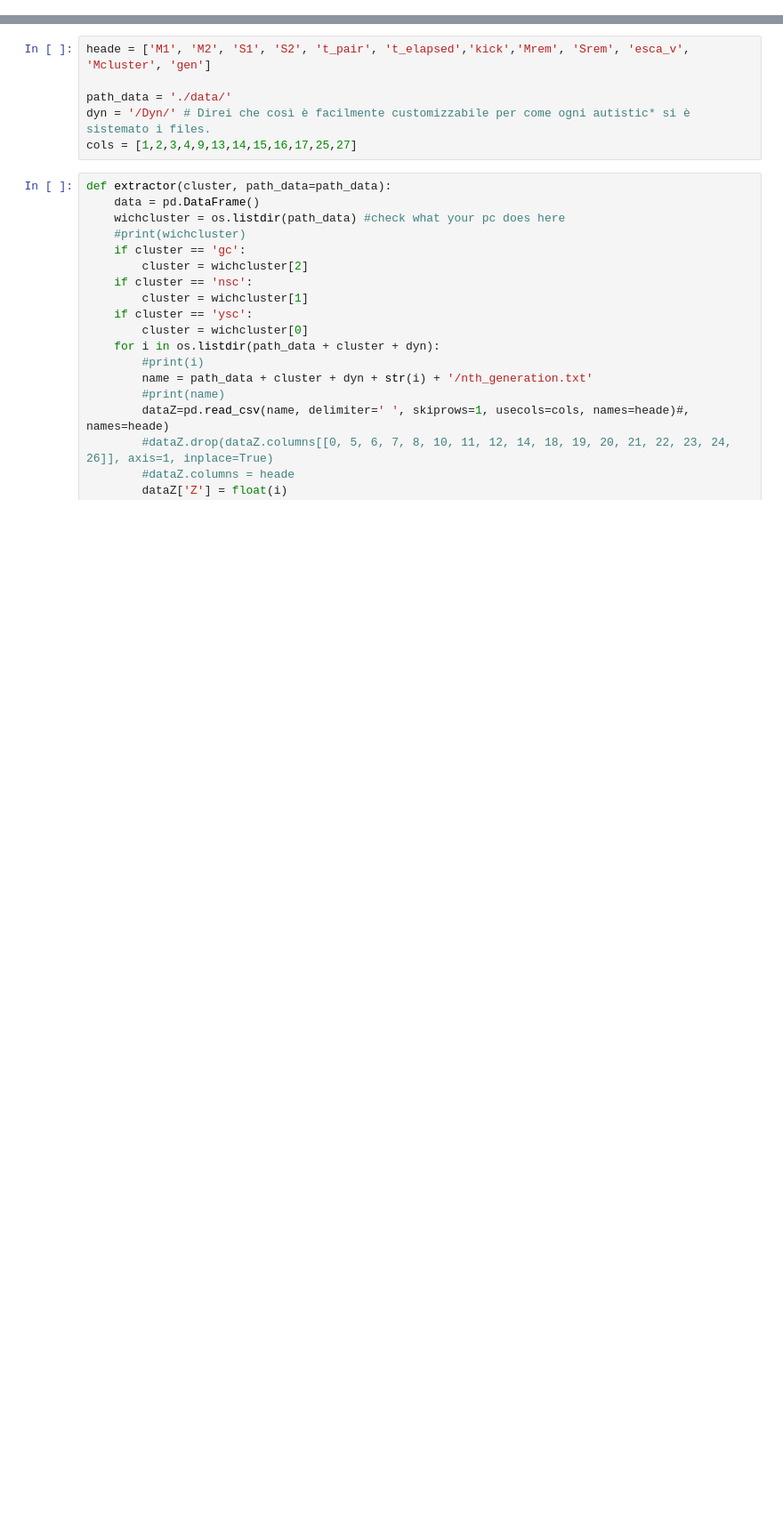
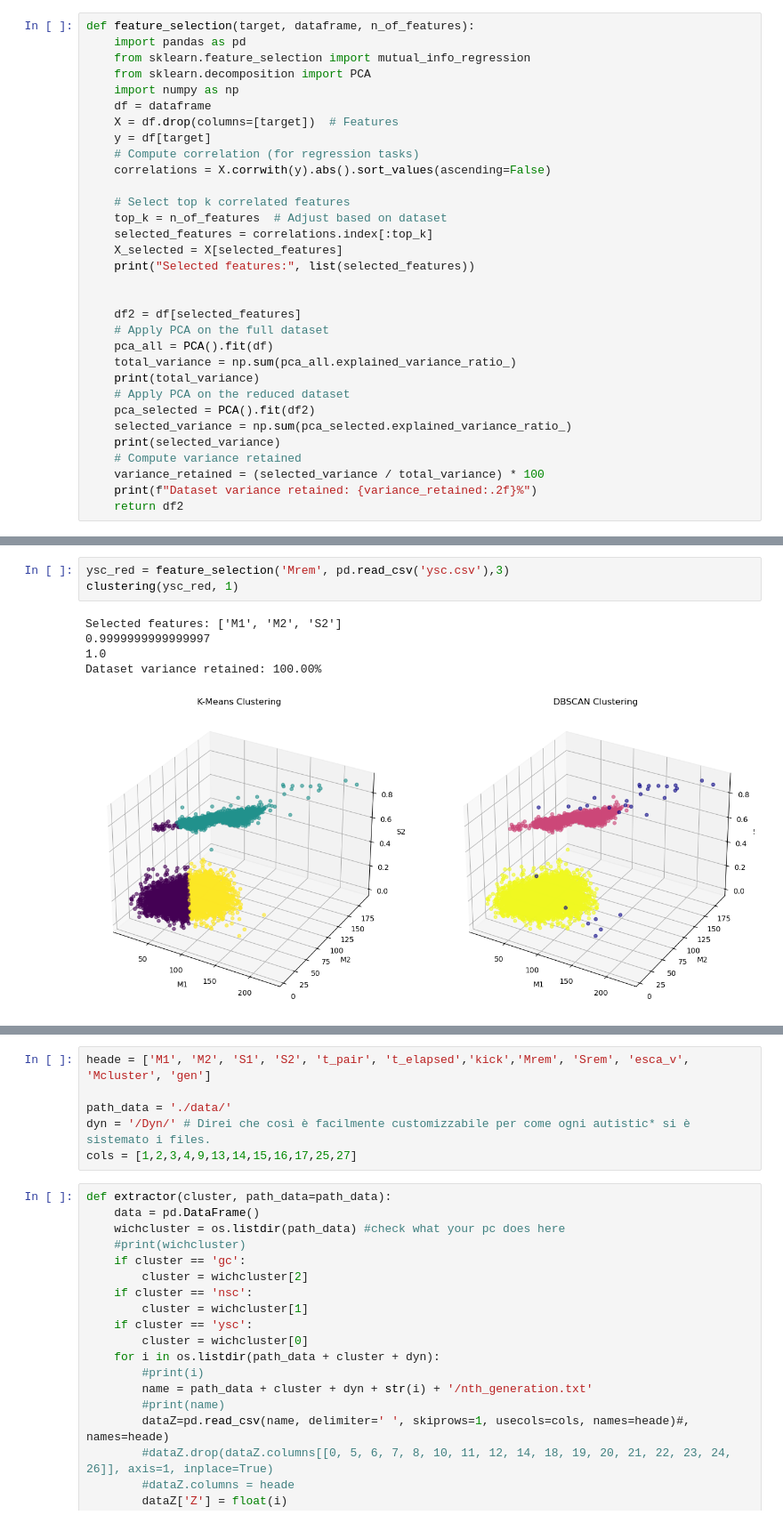
Before and after one commit to BelliLuigi/Hierarchical-mergers-of-black-holes, a Jupyter notebook: Proveatempoperso.ipynb, the cells around one changed output, grey strips where cells are left out. Shown at 89% size. Saved outputs shown, nothing was run; the diff lists cells and outputs as text; blank space fills up the shorter version.

```diff
--- a/Proveatempoperso.ipynb
+++ b/Proveatempoperso.ipynb
@@ -13,0 +15,32 @@ from matplotlib.scale import FuncScale
+# %%
+def feature_selection(target, dataframe, n_of_features):
+    import pandas as pd
+    from sklearn.feature_selection import mutual_info_regression
+    from sklearn.decomposition import PCA
+    import numpy as np
+    df = dataframe
+    X = df.drop(columns=[target])  # Features
+    y = df[target]
+    # Compute correlation (for regression tasks)
+    correlations = X.corrwith(y).abs().sort_values(ascending=False)
+
+    # Select top k correlated features
+    top_k = n_of_features  # Adjust based on dataset
+    selected_features = correlations.index[:top_k]
+    X_selected = X[selected_features]
+    print("Selected features:", list(selected_features))
+
+
+    df2 = df[selected_features]
+    # Apply PCA on the full dataset
+    pca_all = PCA().fit(df)
+    total_variance = np.sum(pca_all.explained_variance_ratio_)
+    print(total_variance)
+    # Apply PCA on the reduced dataset
+    pca_selected = PCA().fit(df2)
+    selected_variance = np.sum(pca_selected.explained_variance_ratio_)
+    print(selected_variance)
+    # Compute variance retained
+    variance_retained = (selected_variance / total_variance) * 100
+    print(f"Dataset variance retained: {variance_retained:.2f}%")
+    return df2
@@ -13,0 +96,9 @@ from matplotlib.scale import FuncScale
+# %%
+ysc_red = feature_selection('Mrem', pd.read_csv('ysc.csv'),3)
+clustering(ysc_red, 1)
+# %% [output]
+Selected features: ['M1', 'M2', 'S2']
+0.9999999999999997
+1.0
+Dataset variance retained: 100.00%
+[figure, added]
```
Also changed, not shown: parts of 19 cells of this notebook, 2 other files.
